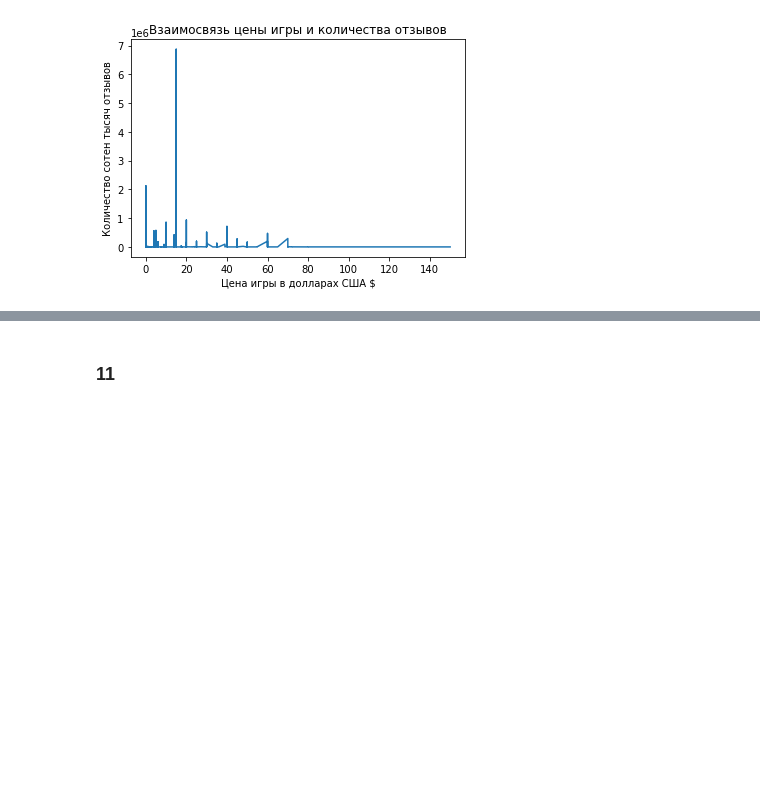
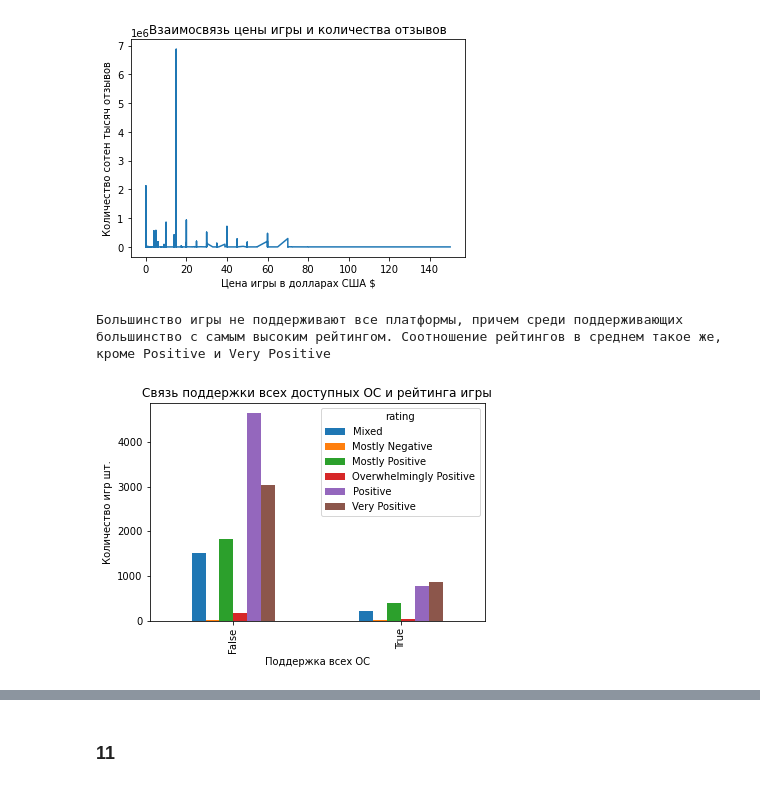
Before and after one commit to AKSUMRUS/DataAnalizeCSHSE2023, a Jupyter notebook: Games.ipynb, the cells around one changed output, grey strips where cells are left out. Cells and saved outputs as stored; diff of their text form; code cells hidden in the pictures; blank space fills up the shorter version.

```diff
--- a/Games.ipynb
+++ b/Games.ipynb
@@ -298,3 +318,10 @@ print('В среднем, чем выше цена игры, тем меньше
 # %% [output]
 В среднем, чем выше цена игры, тем меньше на неё отзывов оставляют
 [figure]
+# %%
+df.groupby('all_platforms')['rating'].value_counts().unstack().plot(kind='bar',title='Связь поддержки всех доступных ОС и рейтинга игры',ylabel = 'Количество игр шт.',xlabel='Поддержка всех ОС')
+
+print("Большинство игры не поддерживают все платформы, причем среди поддерживающих большинство с самым высоким рейтингом. Соотношение рейтингов в среднем такое же, кроме Positive и Very Positive")
+# %% [output]
+Большинство игры не поддерживают все платформы, причем среди поддерживающих большинство с самым высоким рейтингом. Соотношение рейтингов в среднем такое же, кроме Positive и Very Positive
+[figure, added]
```
Also changed, not shown: parts of 5 cells of this notebook.
